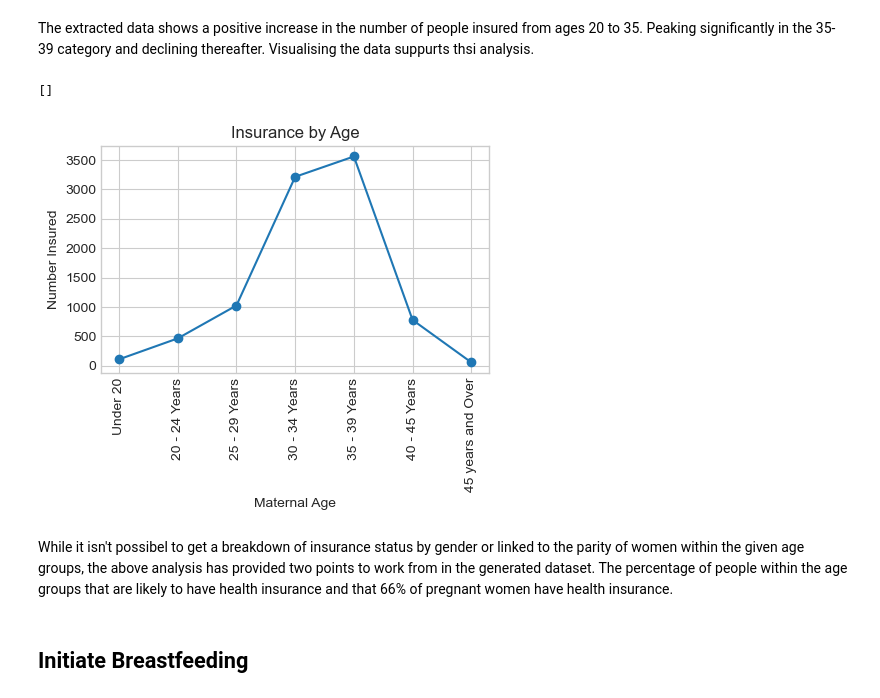
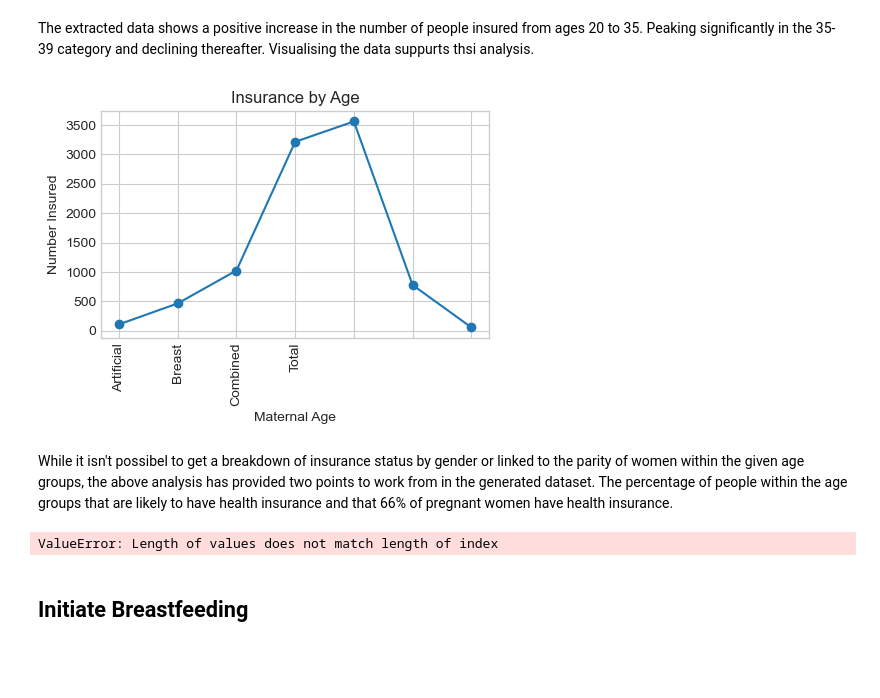
Before and after one commit to SharonNicG/52465-Project, a Jupyter notebook: Simulated Phenomenon.ipynb, the cells around one changed output. Cells and saved outputs as stored; diff of their text form; code cells hidden in the pictures; blank space fills up the shorter version.

```diff
--- a/Simulated Phenomenon.ipynb
+++ b/Simulated Phenomenon.ipynb
@@ -97,11 +97,11 @@ A review of data provided by the NPRS study is used here to determine how matern
 
 While age is a numerical value it is presented by NPRS as a categorical variable/discrete groups, ranging from under 20 years of age to 45 years of age and older. The NPRS study provides the frequency and percentages of births within each group.
 # %%
-# Downloaded NPRS_Age.csv from CITE
+# Downloaded NPRS_Age.csv from NPRS 2016 Report
 age = pd.read_csv("Data/Age_and_Feeding_Type.csv", index_col='Age Group')
 
-# ranspose index and columns - See References #24
-age = age.iloc[0:4, 0:7]
+# Integer based indexing for selection by position - See References #24
+age = age.iloc[0:7, 0:7]
 
 age
 # %% [output]
@@ -244,29 +269,73 @@ ins
 # %% [markdown]
 The extracted data shows a positive increase in the number of people insured from ages 20 to 35. Peaking significantly in the 35-39 category and declining thereafter. Visualising the data suppurts thsi analysis.
 # %%
+# Downloaded HIA historicial market statistics
 ins = pd.read_csv('Data/Insurance_by_Age.csv', index_col='Age')
+
+# Transpose index and columns
 ins = ins.T
 ins
 
+# Creates a figure and a set of subplots
 fig, ax = plt.subplots(figsize=(5,3), dpi=100)
 x_pos = np.arange(7)
 
+# Integer based indexing for selection by position - See References #24
+# Scaled down
 y = ins.iloc[1, :] / 100
 y = y*ins.iloc[0, :]
+
+# Plot x versus y as markers
 ax.plot(x_pos, y, marker='o', label='Insurance')
 
+# Set labels for chart and axes
 ax.set_title('Insurance by Age')
 ax.set_xlabel('Maternal Age')
 ax.set_ylabel('Number Insured')
 
+# Create names on the x-axis
 ax.set_xticks(x_pos)
-ax.set_xticklabels(ins.columns, rotation=90)
-plt.plot()
+
+# Rotate to make labels easier to read
+ax.set_xticklabels(age.columns, rotation=90)
+
+# Show plot
+plt.show()
 # %% [output]
-[]
-[figure, old version]
+[figure, new version]
 # %% [markdown]
 While it isn't possibel to get a breakdown of insurance status by gender or linked to the parity of women within the given age groups, the above analysis has provided two points to work from in the generated dataset. The percentage of people within the age groups that are likely to have health insurance and that 66% of pregnant women have health insurance.
+# %%
+# ins_by_age(x) takes one argument - the age of the person
+# based on this number and the percentages identified from HIA
+# it gives each record a value of True or False
+
+# a dict that holds the HIA statistics
+def ins_by_age (x):
+
+        agerange_insurance = {range(15,20) : 10,
+                                  range(20,25) : 9,
+                                  range(25,30) : 9,
+                                  range(30,35) : 14,
+                                  range(35,40) : 19,
+                                  range(40,45) : 19,
+                                  range(45,50) : 20}
+
+# Introduce randomisation by assigning True or False based on
+# a randomly assigned number generated by rng.integers
+
+        for i in agerange_insurance:
+                if x in i:
+                        y =  rng.integers(1,100)
+                        if y <= agerange_insurance[i]:
+                              return True
+                        return False
+
+health_ins_status = np.array([ins_by_age(i) for i in age])
+
+df['Health Insurance Status'] = health_ins_status
+# %% [output]
+ValueError: Length of values does not match length of index
 # %% [markdown]
 ## Initiate Breastfeeding
 # %% [markdown]
```
Also changed, not shown: parts of 10 cells of this notebook.
